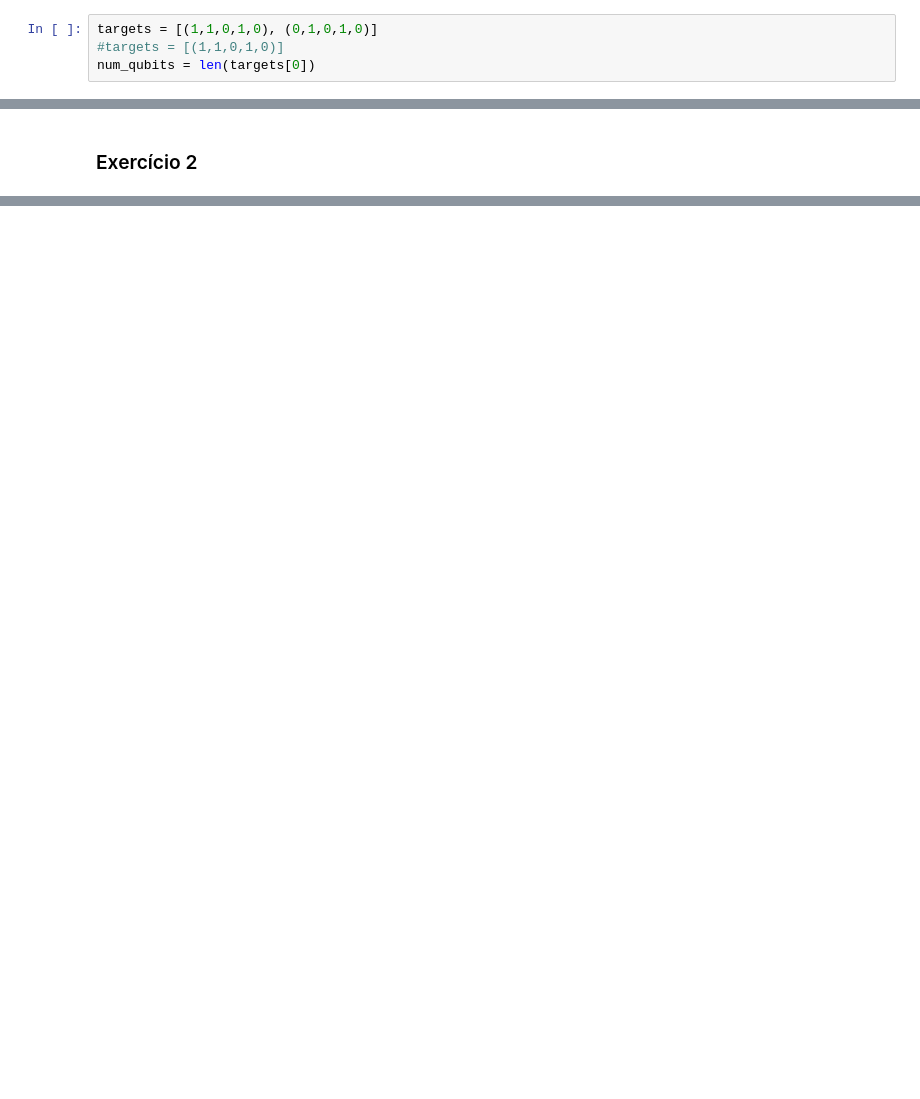
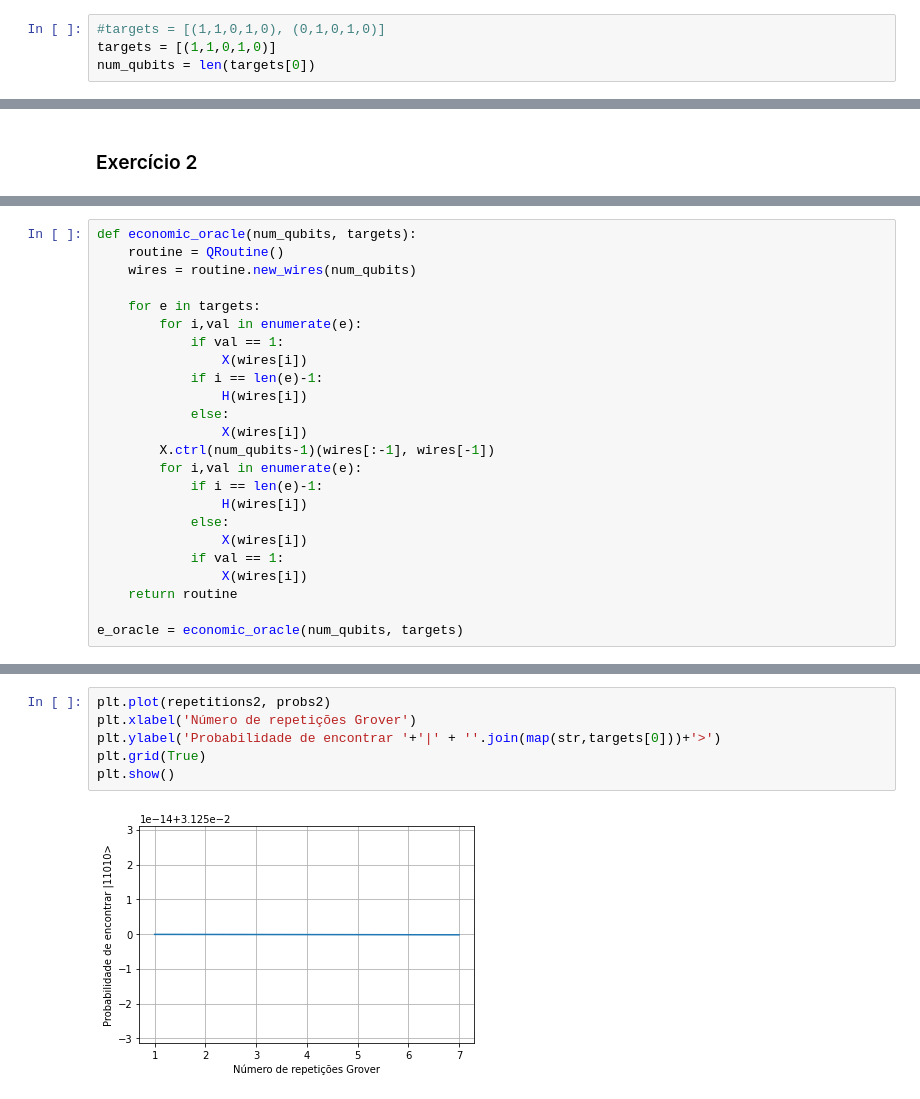
Before and after one commit to LAQCC/treinamento-cq-eb, a Jupyter notebook: Modulo_IV/Aula42-Grover/Aula42-Grover.ipynb, the cells around one changed output, grey strips where cells are left out. Cells and saved outputs as stored; diff of their text form; blank space fills up the shorter version.

Commit message:
economic solution not working

```diff
--- a/Modulo_IV/Aula42-Grover/Aula42-Grover.ipynb
+++ b/Modulo_IV/Aula42-Grover/Aula42-Grover.ipynb
@@ -33,8 +33,8 @@ Observação: A solução destes exercícios será apresentada nas aulas Hands-o
 # %% [markdown]
 ### Exercício 1
 # %%
-targets = [(1,1,0,1,0), (0,1,0,1,0)]
-#targets = [(1,1,0,1,0)]
+#targets = [(1,1,0,1,0), (0,1,0,1,0)]
+targets = [(1,1,0,1,0)]
 num_qubits = len(targets[0])
 # %%
 def initial_state(num_qubits):
@@ -208,0 +193,24 @@ total number of gates:  7
+# %%
+def economic_oracle(num_qubits, targets):
+    routine = QRoutine()
+    wires = routine.new_wires(num_qubits)
+
+    for e in targets:
+        for i,val in enumerate(e):
+            if val == 1:
+                X(wires[i])
+            if i == len(e)-1:
+                H(wires[i])
+            else:
+                X(wires[i])
+        X.ctrl(num_qubits-1)(wires[:-1], wires[-1])
+        for i,val in enumerate(e):
+            if i == len(e)-1:
+                H(wires[i])
+            else:
+                X(wires[i])
+            if val == 1:
+                X(wires[i])
+    return routine
+
+e_oracle = economic_oracle(num_qubits, targets)
@@ -208,0 +277,8 @@ total number of gates:  7
+# %%
+plt.plot(repetitions2, probs2)
+plt.xlabel('Número de repetições Grover')
+plt.ylabel('Probabilidade de encontrar '+'|' + ''.join(map(str,targets[0]))+'>')
+plt.grid(True)
+plt.show()
+# %% [output]
+[figure, added]
```
Also changed, not shown: parts of 6 cells of this notebook.
